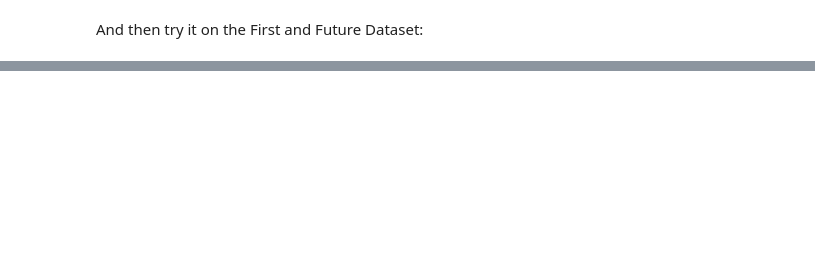
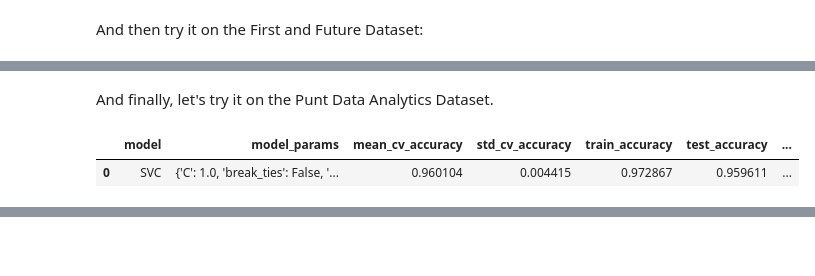
Before and after one commit to LeeMcFarling/AFL_Project_backup, a Jupyter notebook: Modeling/Weekly Assignments/Week_5.ipynb, the cells around one changed output, grey strips where cells are left out. Saved outputs shown, nothing was run; the diff lists cells and outputs as text; code cells hidden in the pictures; blank space fills up the shorter version.

```diff
--- a/Modeling/Weekly Assignments/Week_5.ipynb
+++ b/Modeling/Weekly Assignments/Week_5.ipynb
@@ -228,0 +321,31 @@ FNF_Linear_SVC_results_df
+# %% [markdown]
+And finally, let's try it on the Punt Data Analytics Dataset.
+# %%
+params_ = {
+    'class_weight' : 'balanced',        # attempt to balance dataset
+    'max_iter' : 50000,                 # Iteratively increased this until Convergence Warnings went away
+    'tol': 1e-2,                        # Another convergence warning measure
+    'random_state' : 42,
+    'kernel': 'rbf',
+    'C': 1.0
+
+}
+
+PDA_SVC_results_df = run_model_classifier(
+    SVC,
+    pda_X_train_scaled,
+    pda_y_train,
+    pda_X_test_scaled,
+    pda_y_test,
+    n_repeats=5,
+    n_jobs=-1,
+    run_comment='PDA - Baseline SVC - rbf kernel',
+    return_model=False,
+    concat_results=True,
+    **params_
+    )
+
+PDA_SVC_results_df
+# %% [output]
+|  | model | model_params | mean_cv_accuracy | std_cv_accuracy | train_accuracy | test_accuracy | ... |
+| 0 | SVC | {'C': 1.0, 'break_ties': False, '... | 0.960104 | 0.004415 | 0.972867 | 0.959611 | ... |
```
Also changed, not shown: parts of 42 cells of this notebook.
